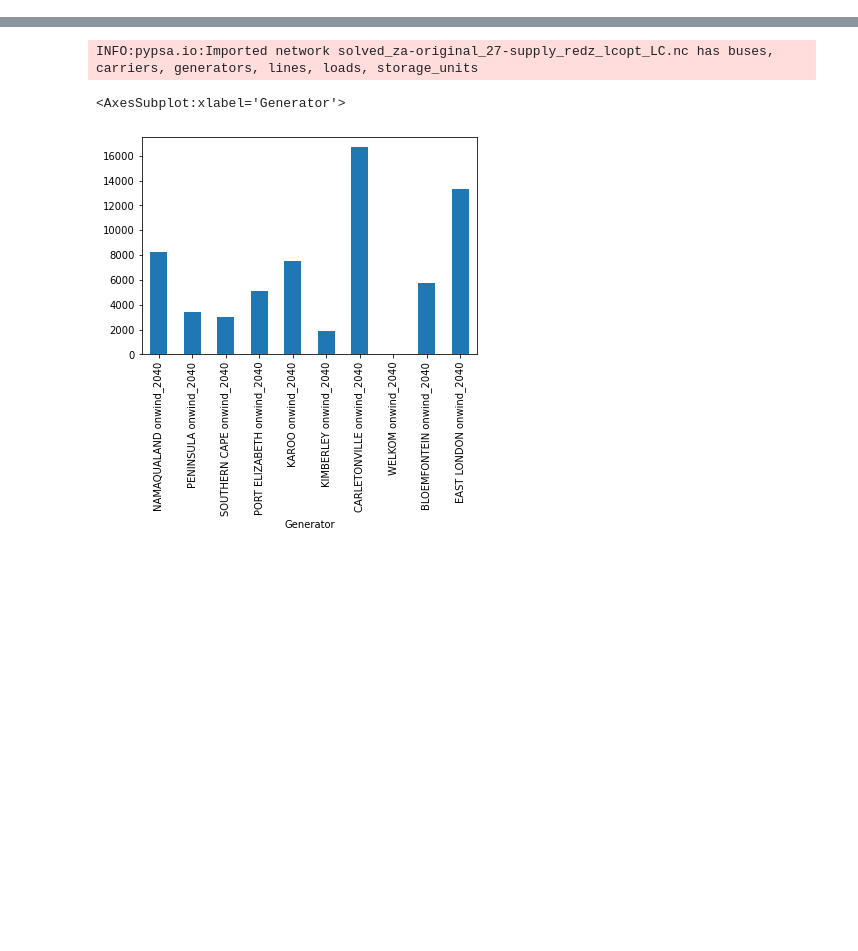
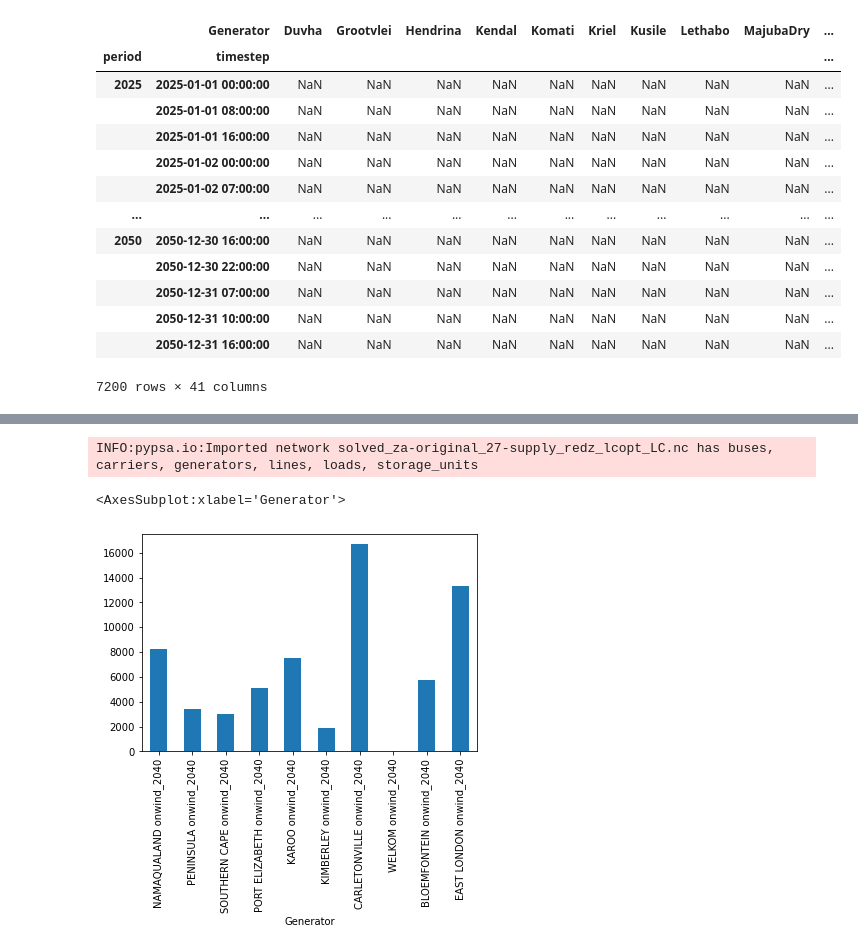
Before and after one commit to PyPSA/pypsa-za, a Jupyter notebook: notebooks/general_playground.ipynb, the cells around one changed output, grey strips where cells are left out. Cells and saved outputs as stored; diff of their text form; code cells hidden in the pictures; blank space fills up the shorter version.

```diff
--- a/notebooks/general_playground.ipynb
+++ b/notebooks/general_playground.ipynb
@@ -11,0 +65,19 @@ import cartopy.crs as ccrs
+# %%
+loc = n.generators_t.p_max_pu.isna()
+# %%
+n.generators_t.p_min_pu[loc==True]
+# %% [output]
+|  | Generator | Duvha | Grootvlei | Hendrina | Kendal | Komati | Kriel | Kusile | Lethabo | MajubaDry | ... |
+| period | timestep |  |  |  |  |  |  |  |  |  | ... |
+| 2025 | 2025-01-01 00:00:00 | NaN | NaN | NaN | NaN | NaN | NaN | NaN | NaN | NaN | ... |
+|  | 2025-01-01 08:00:00 | NaN | NaN | NaN | NaN | NaN | NaN | NaN | NaN | NaN | ... |
+|  | 2025-01-01 16:00:00 | NaN | NaN | NaN | NaN | NaN | NaN | NaN | NaN | NaN | ... |
+|  | 2025-01-02 00:00:00 | NaN | NaN | NaN | NaN | NaN | NaN | NaN | NaN | NaN | ... |
+|  | 2025-01-02 07:00:00 | NaN | NaN | NaN | NaN | NaN | NaN | NaN | NaN | NaN | ... |
+| ... | ... | ... | ... | ... | ... | ... | ... | ... | ... | ... | ... |
+| 2050 | 2050-12-30 16:00:00 | NaN | NaN | NaN | NaN | NaN | NaN | NaN | NaN | NaN | ... |
+|  | 2050-12-30 22:00:00 | NaN | NaN | NaN | NaN | NaN | NaN | NaN | NaN | NaN | ... |
+|  | 2050-12-31 07:00:00 | NaN | NaN | NaN | NaN | NaN | NaN | NaN | NaN | NaN | ... |
+|  | 2050-12-31 10:00:00 | NaN | NaN | NaN | NaN | NaN | NaN | NaN | NaN | NaN | ... |
+|  | 2050-12-31 16:00:00 | NaN | NaN | NaN | NaN | NaN | NaN | NaN | NaN | NaN | ... |
+7200 rows × 41 columns
```
Also changed, not shown: parts of 11 cells of this notebook, 12 other files.
